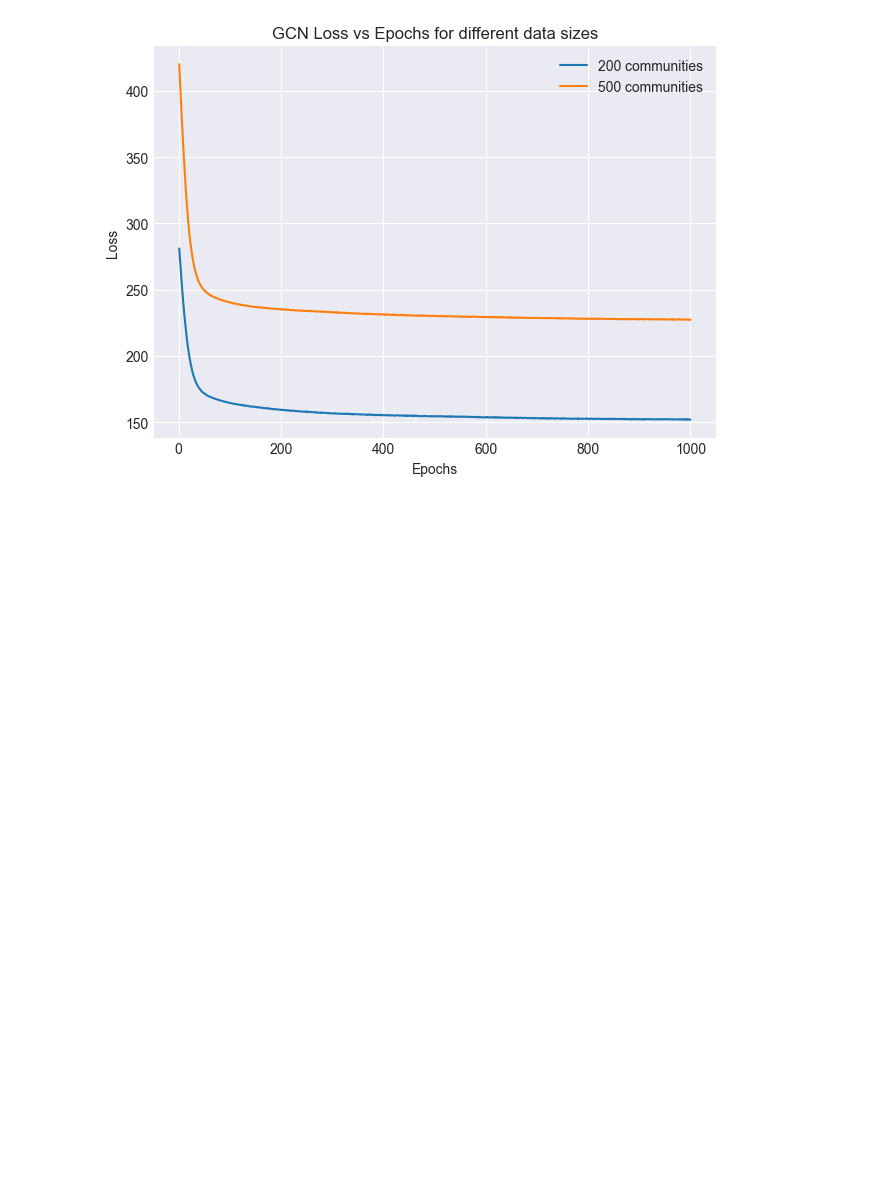
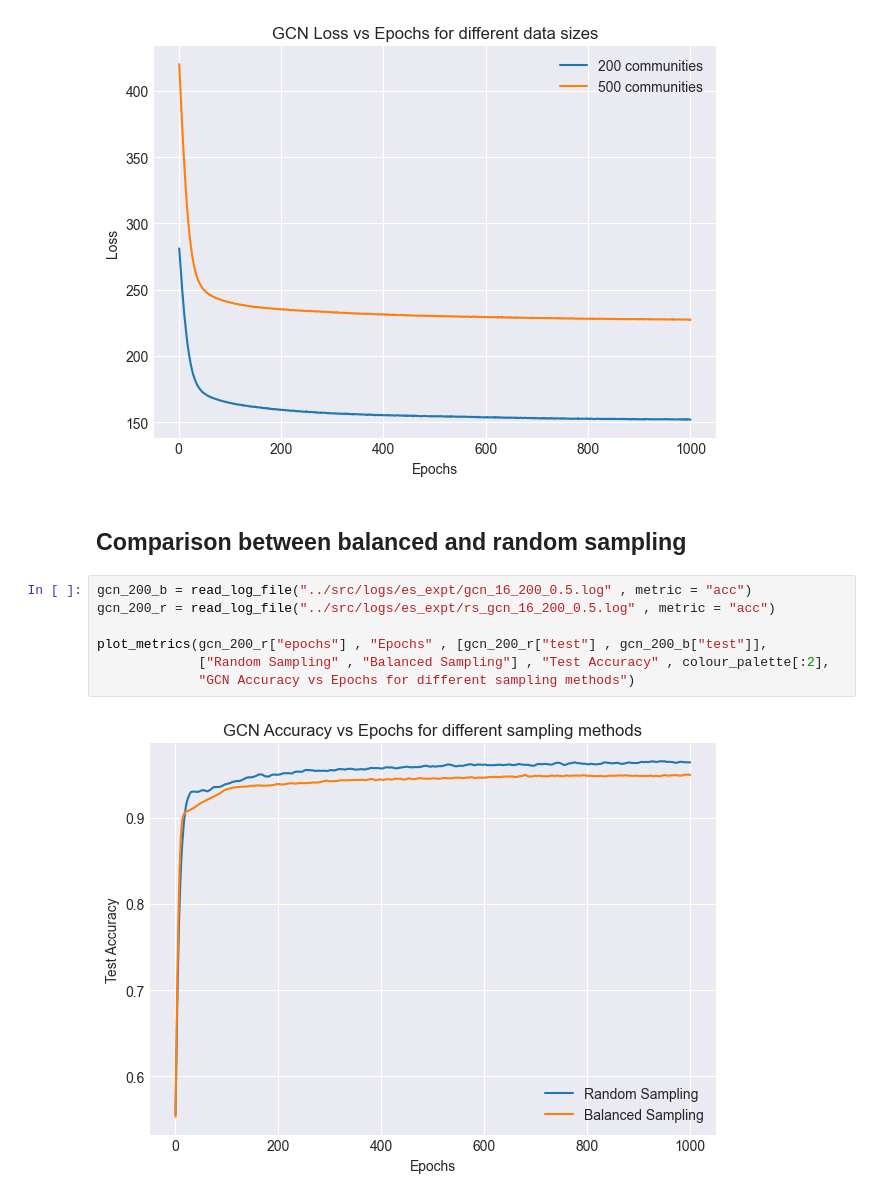
Before and after one commit to sbhardwajgrid/graph-DL, a Jupyter notebook: notebooks/results_evaluation.ipynb, the cells around one changed output. Saved outputs shown, nothing was run; the diff lists cells and outputs as text; blank space fills up the shorter version.

Commit message:
report and sampling expt added

```diff
--- a/notebooks/results_evaluation.ipynb
+++ b/notebooks/results_evaluation.ipynb
@@ -77,3 +77,14 @@ plot_metrics(gcn_200["epochs"] , "Epochs" , [np.array(gcn_200["loss"])/200 , np.
 # %% [output]
 [figure]
 [figure]
+# %% [markdown]
+## Comparison between balanced and random sampling
+# %%
+gcn_200_b = read_log_file("../src/logs/es_expt/gcn_16_200_0.5.log" , metric = "acc")
+gcn_200_r = read_log_file("../src/logs/es_expt/rs_gcn_16_200_0.5.log" , metric = "acc")
+
+plot_metrics(gcn_200_r["epochs"] , "Epochs" , [gcn_200_r["test"] , gcn_200_b["test"]],
+             ["Random Sampling" , "Balanced Sampling"] , "Test Accuracy" , colour_palette[:2],
+             "GCN Accuracy vs Epochs for different sampling methods")
+# %% [output]
+[figure, added]
```
Also changed, not shown: parts of 2 cells of this notebook, 9 other files.
